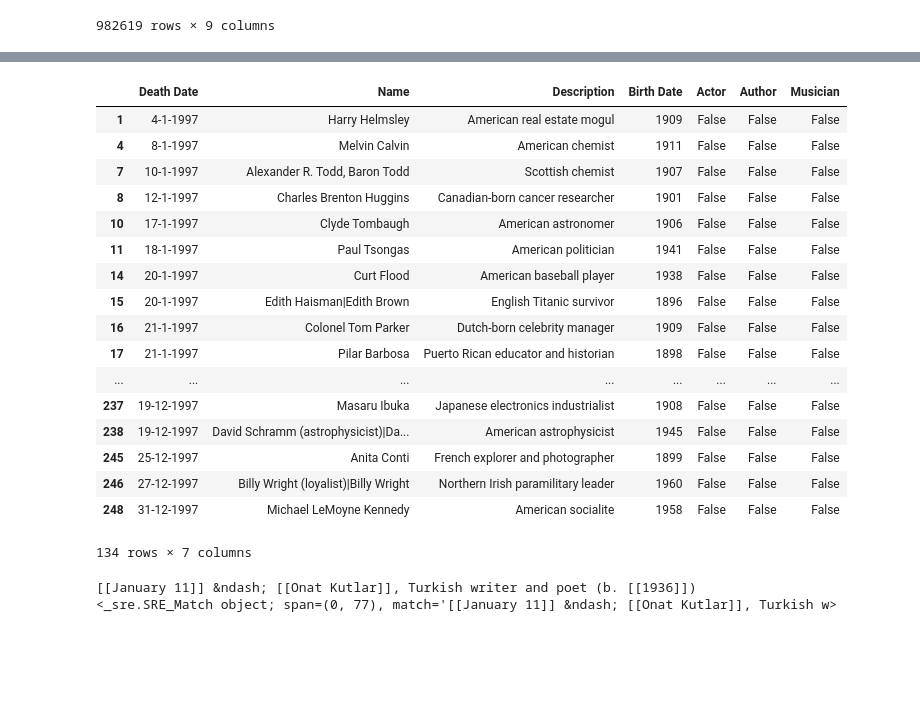
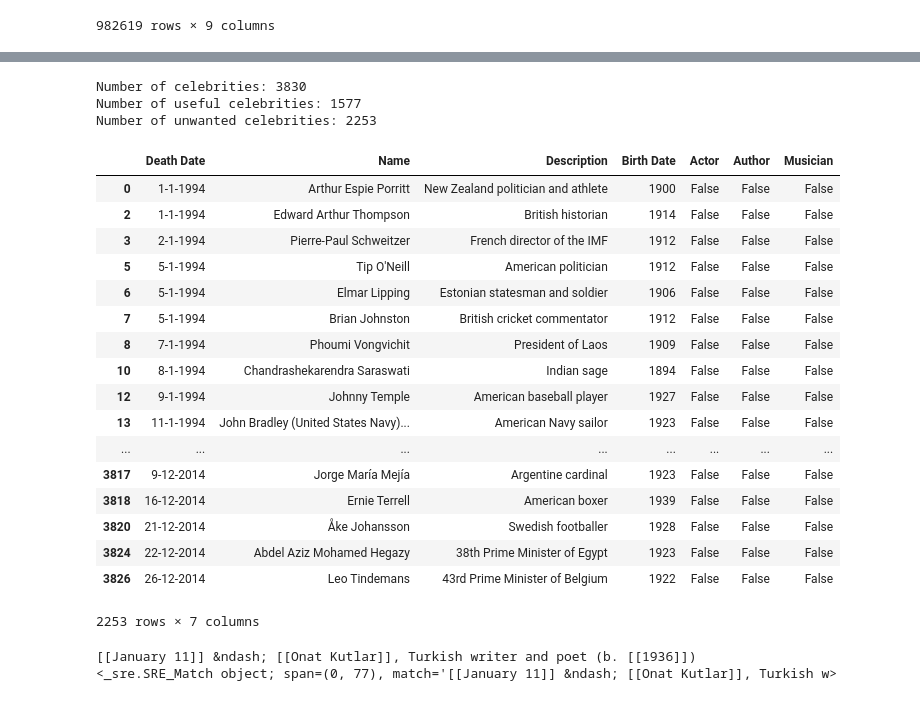
Before and after one commit to NicoBrun/ada2017, a Jupyter notebook: project/Project.ipynb, the cells around one changed output, grey strips where cells are left out. Cells and saved outputs as stored; diff of their text form; code cells hidden in the pictures; blank space fills up the shorter version.

Commit message:
Update to have all celebrities

```diff
--- a/project/Project.ipynb
+++ b/project/Project.ipynb
@@ -97,7 +97,10 @@ def matchLine(line, debug=False):
             match_3_param = re.match( r'.*\[\[(.*)\]\],(.*)\(b\. ?\[\[(.*)\]\]\)', s[i])
             if debug:
                 print(match_3_param)
-            result.append((match_date,match_3_param.group(1),match_3_param.group(2),match_3_param.group(3)))
+            if match_3_param and match_date:
+                result.append((match_date,match_3_param.group(1),match_3_param.group(2),match_3_param.group(3)))
+            else:
+                print("No match found for: "+ s[i])
         return result
 # %%
 #Current regex problem:
@@ -113,14 +116,17 @@ month_list = ['January', 'February', 'March', 'April', 'May',
 
 def computeDate(year, md):
     a = md.split(" ")
-    month = month_list.index(a[0])+1
-    day = a[1]
-    #return str(year)+"-"+str(month)+"-"+str(day)
-    return str(day)+"-"+str(month)+"-"+str(year)
+    if a[0] in month_list:
+        month = month_list.index(a[0])+1
+        day = a[1]
+        return str(day)+"-"+str(month)+"-"+str(year)
+    else:
+        print("Date error: "+md+" "+str(year));
+        return np.nan
 
 
-starting_year = 1997
-ending_year = 1997
+starting_year = 1994
+ending_year = 2014
 for year in range(starting_year,ending_year+1):
     yoloUrl = "https://en.wikipedia.org/w/index.php?action=raw&title={}&maxlag=5".format(year)
     r = requests.get(yoloUrl)
@@ -172,56 +187,62 @@ df
 adf = df[df['Description'].str.contains("singer")]
 df2 = df
 
-jobMusician = ["singer", "composer", "lyricist", "drummer", "musician", "rapper","guitarist","violinist","violist"]
+jobMusician = ["singer", "composer", "lyricist", "drummer", "musician", "rapper","guitarist","violinist","violist","bassist"]
 def isMusician(s):
     for job in jobMusician:
         if job in s:
             return True
     return False
 
 jobActor = ["actor", "actress","filmmaker","cinematographer","film director"]
 def isActor(s):
     for job in jobActor:
         if job in s:
             return True
     return False
 
 jobAuthor = ["autor", "author", "writer", "poet", "novelist"]
 def isAuthor(s):
     for job in jobAuthor:
         if job in s:
             return True
     return False
 
 df2 = df2.merge(df2.Description.apply(lambda s: pd.Series({'Musician':isMusician(s), 'Actor':isActor(s), 'Author':isAuthor(s)})),
     left_index=True, right_index=True)
 #columns2 = ['Death Date', 'Name', 'Singer', 'Actor', 'Author', 'Birth Year']
 #df2 = pd.DataFrame(columns=columns2).set_index(['Name','Birth Year'])
 df3 = df2[(df2['Actor'] == False) & (df2['Author'] == False) & (df2['Musician'] == False)]
 #for desc in df3.Description:
 #    print(desc)
 
 #print only the non-wanted celebrities
+print("Number of celebrities: "+str(df.shape[0]))
+print("Number of useful celebrities: "+str(df.shape[0]-df3.shape[0]))
+print("Number of unwanted celebrities: "+str(df3.shape[0]))
 df3
 # %% [output]
+Number of celebrities: 3830
+Number of useful celebrities: 1577
+Number of unwanted celebrities: 2253
 |  | Death Date | Name | Description | Birth Date | Actor | Author | Musician |
-| 1 | 4-1-1997 | Harry Helmsley | American real estate mogul | 1909 | False | False | False |
-| 4 | 8-1-1997 | Melvin Calvin | American chemist | 1911 | False | False | False |
-| 7 | 10-1-1997 | Alexander R. Todd, Baron Todd | Scottish chemist | 1907 | False | False | False |
-| 8 | 12-1-1997 | Charles Brenton Huggins | Canadian-born cancer researcher | 1901 | False | False | False |
-| 10 | 17-1-1997 | Clyde Tombaugh | American astronomer | 1906 | False | False | False |
-| 11 | 18-1-1997 | Paul Tsongas | American politician | 1941 | False | False | False |
-| 14 | 20-1-1997 | Curt Flood | American baseball player | 1938 | False | False | False |
-| 15 | 20-1-1997 | Edith Haisman|Edith Brown | English Titanic survivor | 1896 | False | False | False |
-| 16 | 21-1-1997 | Colonel Tom Parker | Dutch-born celebrity manager | 1909 | False | False | False |
-| 17 | 21-1-1997 | Pilar Barbosa | Puerto Rican educator and historian | 1898 | False | False | False |
+| 0 | 1-1-1994 | Arthur Espie Porritt | New Zealand politician and athlete | 1900 | False | False | False |
+| 2 | 1-1-1994 | Edward Arthur Thompson | British historian | 1914 | False | False | False |
+| 3 | 2-1-1994 | Pierre-Paul Schweitzer | French director of the IMF | 1912 | False | False | False |
+| 5 | 5-1-1994 | Tip O'Neill | American politician | 1912 | False | False | False |
+| 6 | 5-1-1994 | Elmar Lipping | Estonian statesman and soldier | 1906 | False | False | False |
+| 7 | 5-1-1994 | Brian Johnston | British cricket commentator | 1912 | False | False | False |
+| 8 | 7-1-1994 | Phoumi Vongvichit | President of Laos | 1909 | False | False | False |
+| 10 | 8-1-1994 | Chandrashekarendra Saraswati | Indian sage | 1894 | False | False | False |
+| 12 | 9-1-1994 | Johnny Temple | American baseball player | 1927 | False | False | False |
+| 13 | 11-1-1994 | John Bradley (United States Navy)... | American Navy sailor | 1923 | False | False | False |
 | ... | ... | ... | ... | ... | ... | ... | ... |
-| 237 | 19-12-1997 | Masaru Ibuka | Japanese electronics industrialist | 1908 | False | False | False |
-| 238 | 19-12-1997 | David Schramm (astrophysicist)|Da... | American astrophysicist | 1945 | False | False | False |
-| 245 | 25-12-1997 | Anita Conti | French explorer and photographer | 1899 | False | False | False |
-| 246 | 27-12-1997 | Billy Wright (loyalist)|Billy Wright | Northern Irish paramilitary leader | 1960 | False | False | False |
-| 248 | 31-12-1997 | Michael LeMoyne Kennedy | American socialite | 1958 | False | False | False |
+| 3817 | 9-12-2014 | Jorge María Mejía | Argentine cardinal | 1923 | False | False | False |
+| 3818 | 16-12-2014 | Ernie Terrell | American boxer | 1939 | False | False | False |
+| 3820 | 21-12-2014 | Åke Johansson | Swedish footballer | 1928 | False | False | False |
+| 3824 | 22-12-2014 | Abdel Aziz Mohamed Hegazy | 38th Prime Minister of Egypt | 1923 | False | False | False |
+| 3826 | 26-12-2014 | Leo Tindemans | 43rd Prime Minister of Belgium | 1922 | False | False | False |
-134 rows × 7 columns
+2253 rows × 7 columns
 # %%
 #testCell
 line = "[[January 2]] – [[Pierre-Paul Schweitzer]], French director of the IMF (b. [[1912]])"
```
Also changed, not shown: parts of 1 cell of this notebook.
